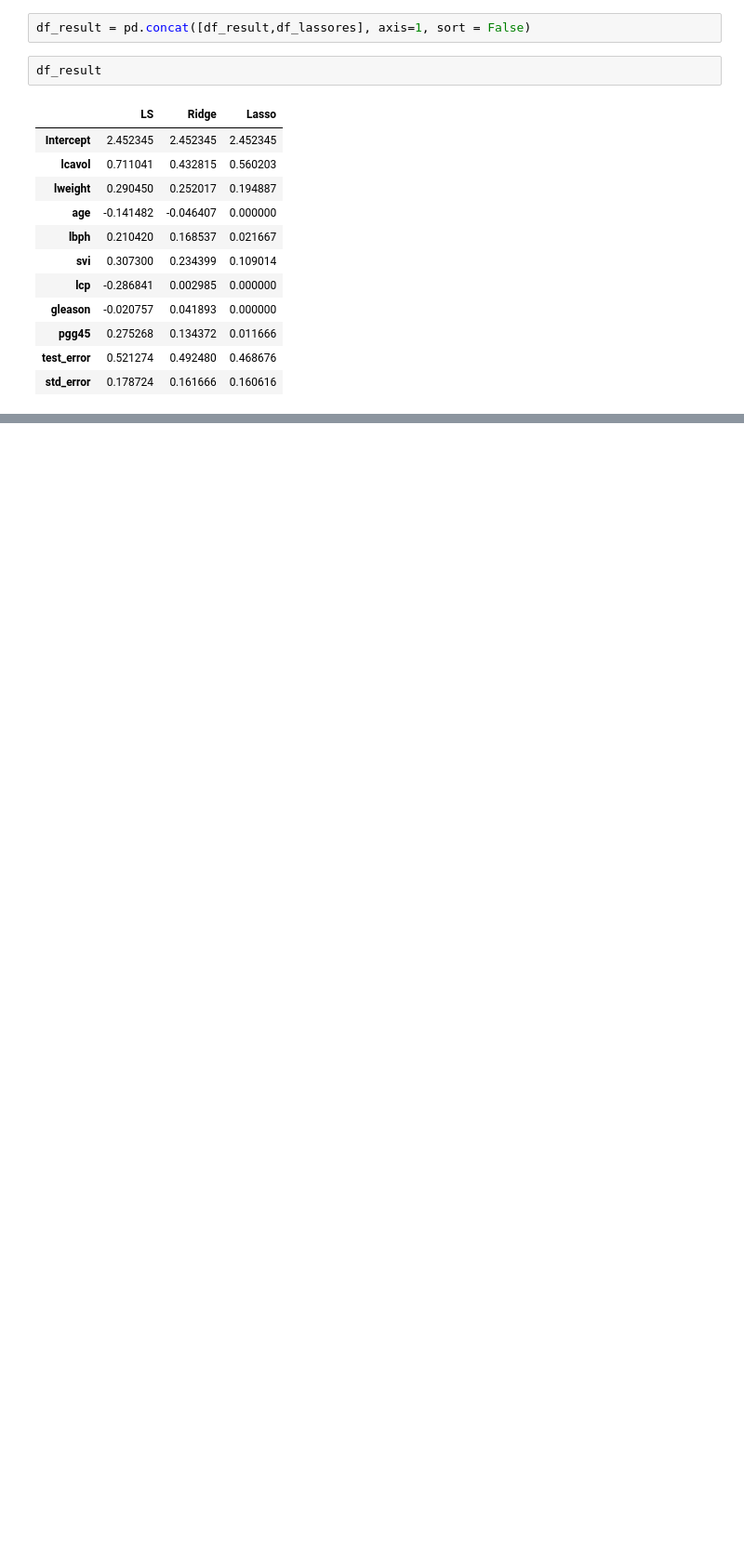
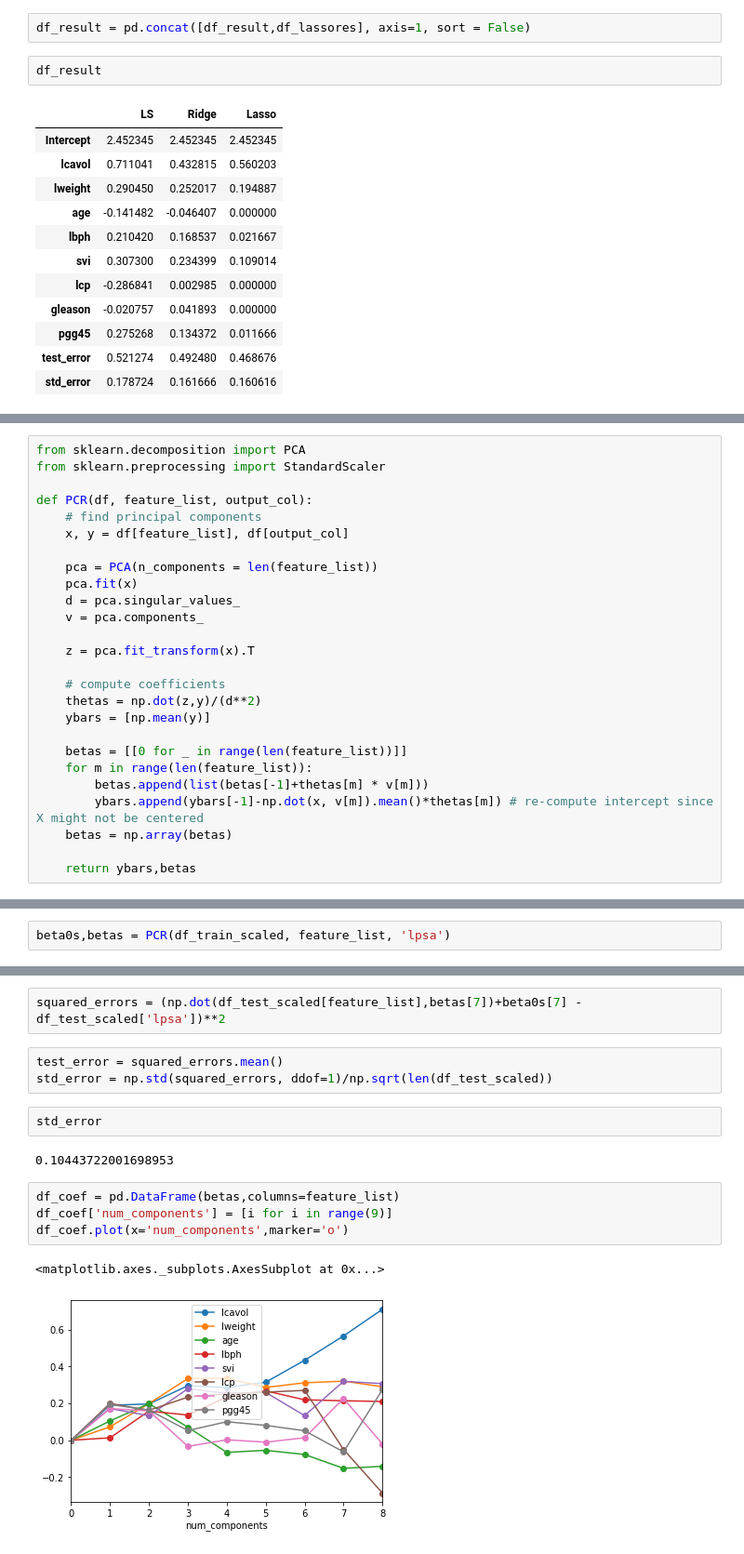
Before and after one commit to yuchenj90/playground, a Jupyter notebook: notebooks/ML/linearReg.ipynb, the cells around one changed output, grey strips where cells are left out. Shown at 93% size. Drawn from its saved outputs; the diff is of its cells as text; blank space fills up the shorter version.

```diff
--- a/notebooks/ML/linearReg.ipynb
+++ b/notebooks/ML/linearReg.ipynb
@@ -476,0 +614,26 @@ feature_list
+# %%
+from sklearn.decomposition import PCA
+from sklearn.preprocessing import StandardScaler
+
+def PCR(df, feature_list, output_col):
+    # find principal components
+    x, y = df[feature_list], df[output_col]
+
+    pca = PCA(n_components = len(feature_list))
+    pca.fit(x)
+    d = pca.singular_values_
+    v = pca.components_
+
+    z = pca.fit_transform(x).T
+
+    # compute coefficients
+    thetas = np.dot(z,y)/(d**2)
+    ybars = [np.mean(y)]
+
+    betas = [[0 for _ in range(len(feature_list))]]
+    for m in range(len(feature_list)):
+        betas.append(list(betas[-1]+thetas[m] * v[m]))
+        ybars.append(ybars[-1]-np.dot(x, v[m]).mean()*thetas[m]) # re-compute intercept since X might not be centered
+    betas = np.array(betas)
+
+    return ybars,betas
@@ -476,0 +728,2 @@ feature_list
+# %%
+beta0s,betas = PCR(df_train_scaled, feature_list, 'lpsa')
@@ -476,0 +741,16 @@ feature_list
+# %%
+squared_errors = (np.dot(df_test_scaled[feature_list],betas[7])+beta0s[7] - df_test_scaled['lpsa'])**2
+# %%
+test_error = squared_errors.mean()
+std_error = np.std(squared_errors, ddof=1)/np.sqrt(len(df_test_scaled))
+# %%
+std_error
+# %% [output]
+0.10443722001698953
+# %%
+df_coef = pd.DataFrame(betas,columns=feature_list)
+df_coef['num_components'] = [i for i in range(9)]
+df_coef.plot(x='num_components',marker='o')
+# %% [output]
+<matplotlib.axes._subplots.AxesSubplot at 0x...>
+[figure, added]
```
Also changed, not shown: parts of 59 cells of this notebook, 5 other files.
